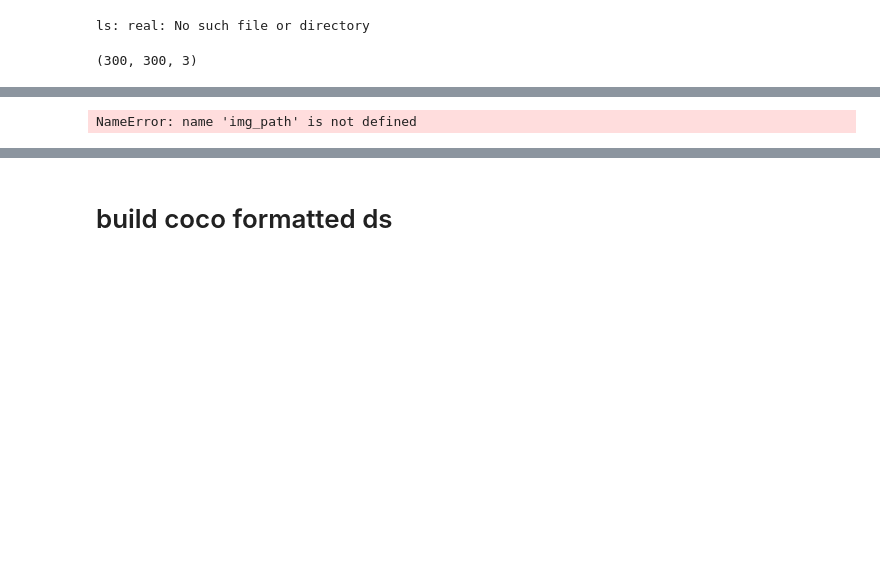
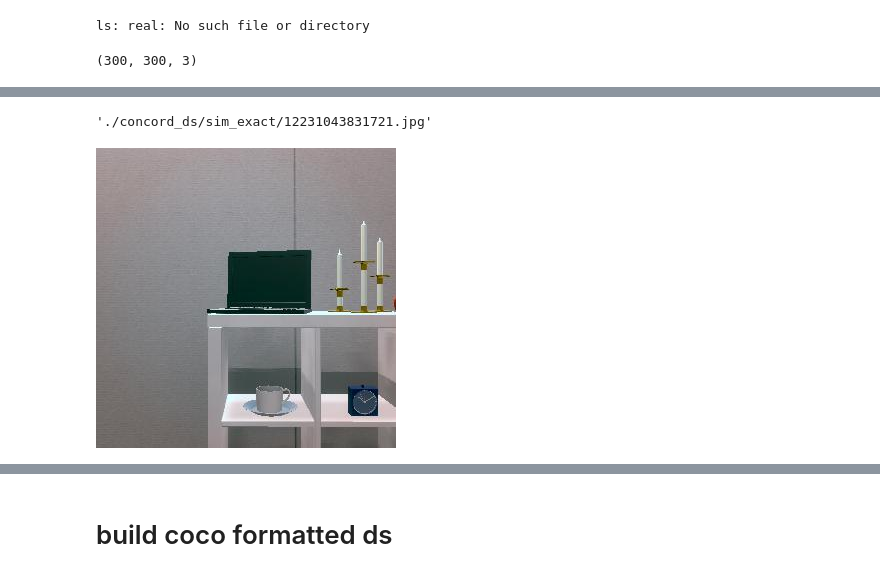
Before and after one commit to drschwenk/transfer, a Jupyter notebook: obj_det.ipynb, the cells around one changed output, grey strips where cells are left out. Cells and saved outputs as stored; diff of their text form; code cells hidden in the pictures; blank space fills up the shorter version.

```diff
--- a/obj_det.ipynb
+++ b/obj_det.ipynb
@@ -156,4 +151,14 @@ test_sim = './concord_ds/sim_exact/12225818185657.jpg'
-# %%
-boxes, pred_cls = get_prediction(img_path, threshold) # Get predictions
-# %% [output]
-NameError: name 'img_path' is not defined
+# %%
+test_sim
+# %% [output]
+'./concord_ds/sim_exact/12231043831721.jpg'
+# %%
+img_id = 12225818185657
+test_sim = f'./concord_ds/sim_exact/{img_id}.jpg'
+test_real = f'./concord_ds/real/{img_id}.jpg'
+# %%
+imgs = cv2.imread(test_sim)
+imgs = cv2.cvtColor(imgs, cv2.COLOR_BGR2RGB)
+Image.fromarray(imgs)
+# %% [output]
+[figure, added]
```
Also changed, not shown: parts of 25 cells of this notebook, 2 other files.
